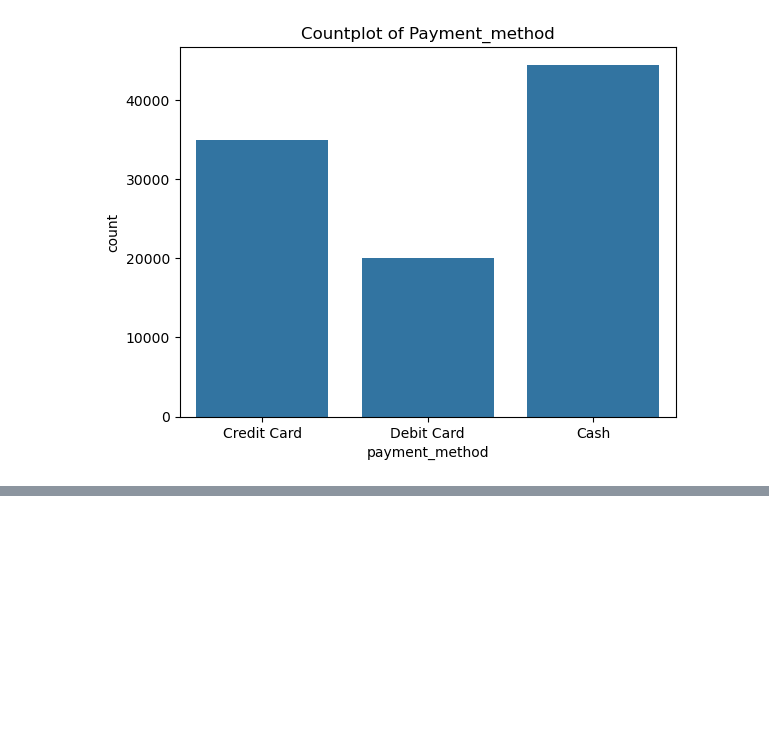
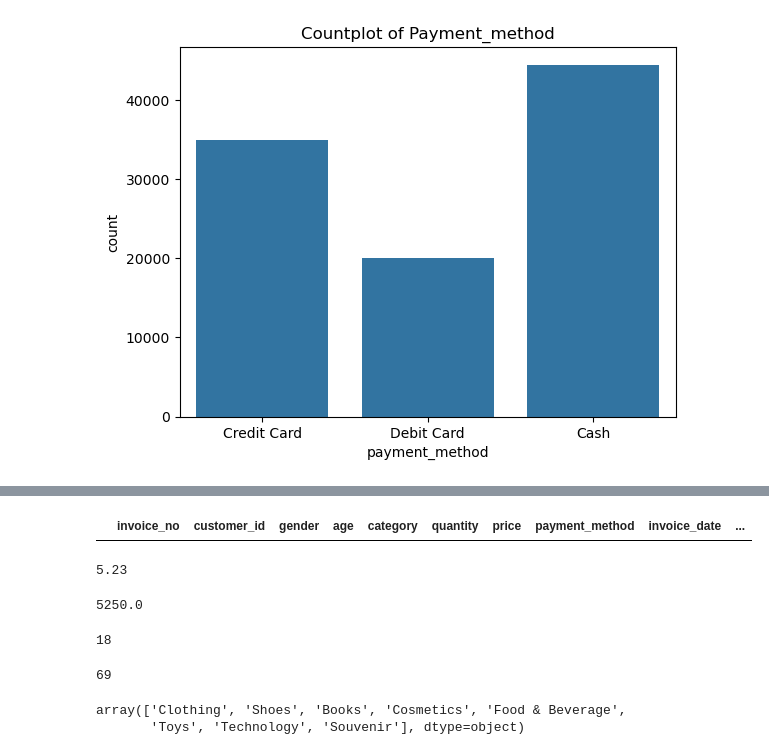
Before and after one commit to mohamedak945/data_preprocessing_sales, a Jupyter notebook: data_preprocessing_sales.ipynb, the cells around one changed output, grey strips where cells are left out. Drawn from its saved outputs; the diff is of its cells as text; code cells hidden in the pictures; blank space fills up the shorter version.

```diff
--- a/data_preprocessing_sales.ipynb
+++ b/data_preprocessing_sales.ipynb
@@ -264,0 +281,25 @@ plt.show()
+# %%
+df[df.duplicated()]
+# %% [output]
+|  | invoice_no | customer_id | gender | age | category | quantity | price | payment_method | invoice_date | ... |
+# %%
+df["price"].min()
+# %% [output]
+5.23
+# %%
+df["price"].max()
+# %% [output]
+5250.0
+# %%
+df["age"].min()
+# %% [output]
+18
+# %%
+df["age"].max()
+# %% [output]
+69
+# %%
+df["category"].unique()
+# %% [output]
+array(['Clothing', 'Shoes', 'Books', 'Cosmetics', 'Food & Beverage',
+       'Toys', 'Technology', 'Souvenir'], dtype=object)
```
Also changed, not shown: parts of 11 cells of this notebook.
